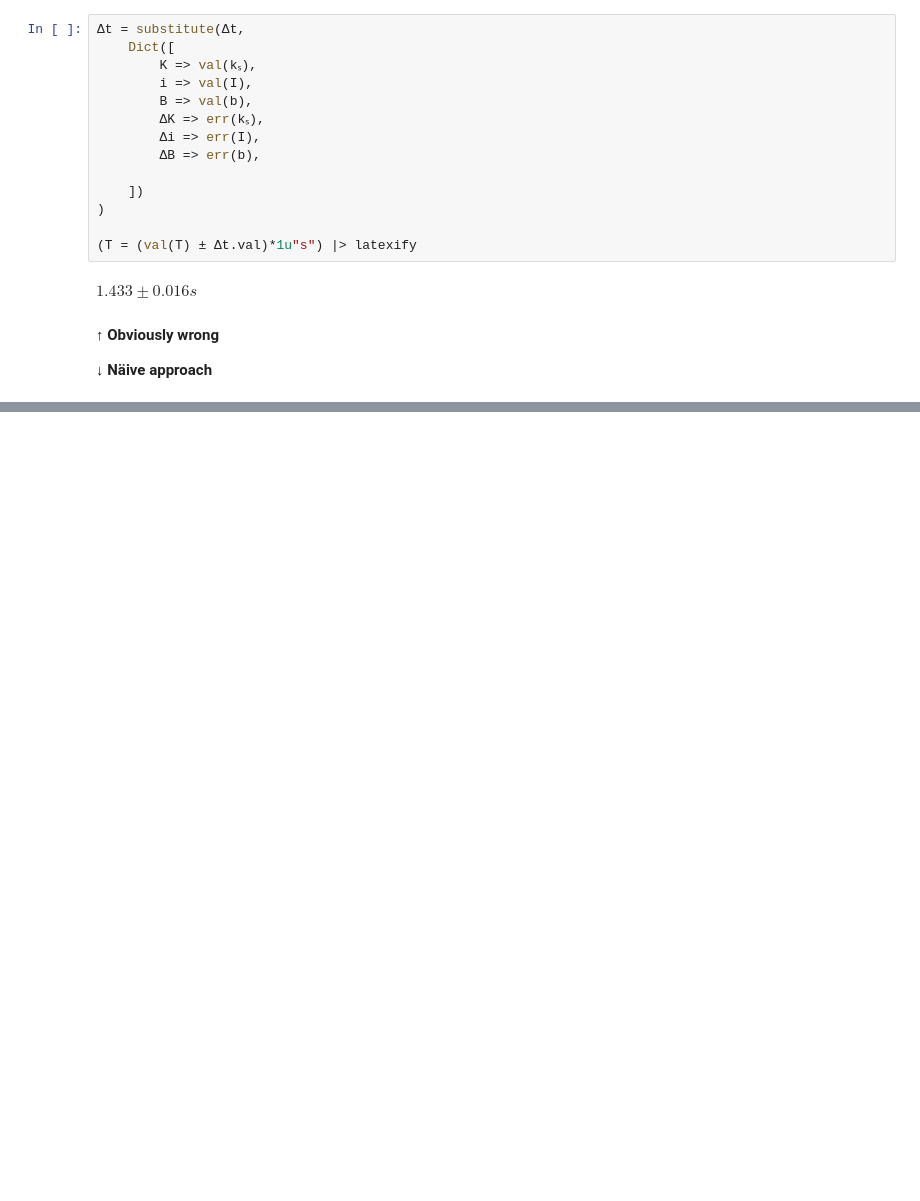
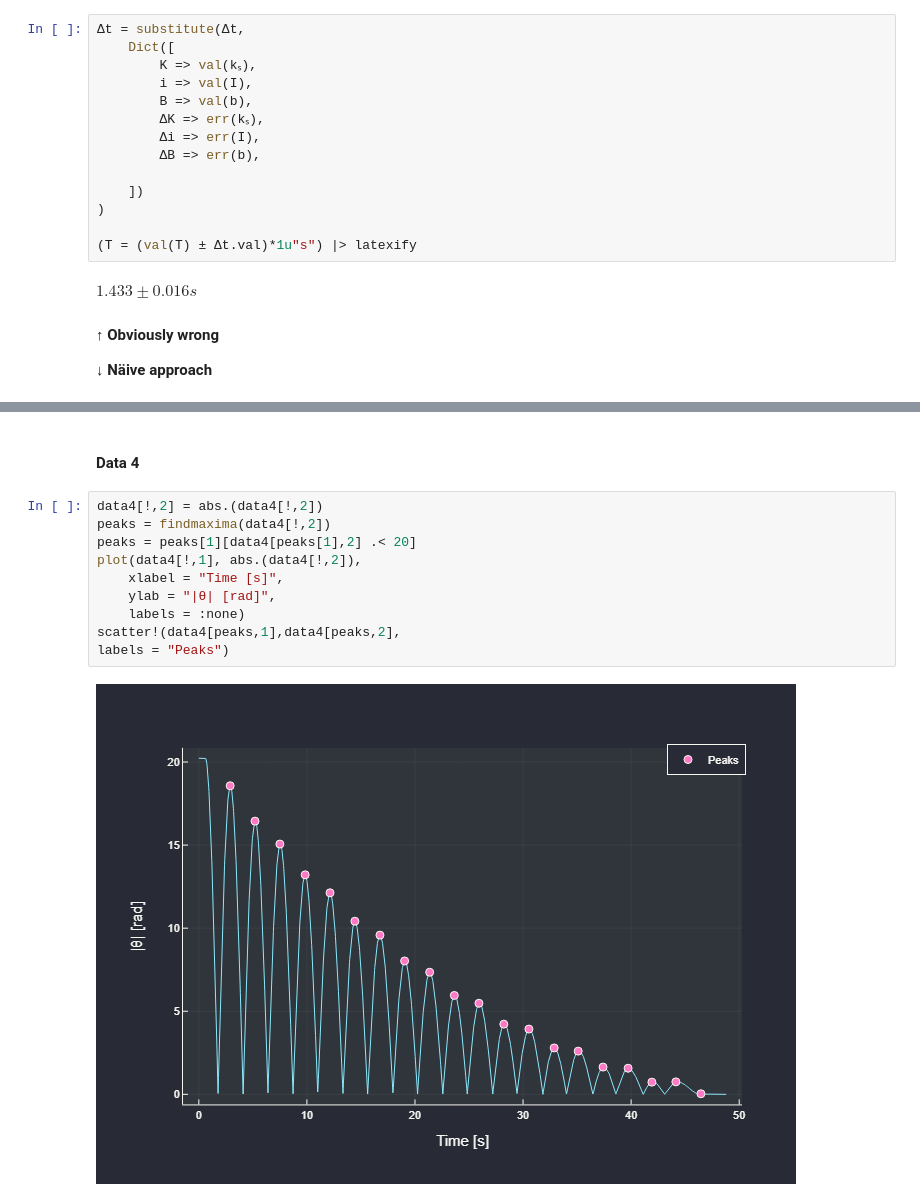
Before and after one commit to AwesomeQuest/verklegt3, a Jupyter notebook: notebook.ipynb, the cells around one changed output, grey strips where cells are left out. Cells and saved outputs as stored; diff of their text form; blank space fills up the shorter version.

```diff
--- a/notebook.ipynb
+++ b/notebook.ipynb
@@ -303,0 +477,14 @@ $0.00376 ± 0.00015 kg m^2 s^-1$
+# %% [markdown]
+#### Data 4
+# %%
+data4[!,2] = abs.(data4[!,2])
+peaks = findmaxima(data4[!,2])
+peaks = peaks[1][data4[peaks[1],2] .< 20]
+plot(data4[!,1], abs.(data4[!,2]),
+	xlabel = "Time [s]",
+	ylab = "|θ| [rad]",
+	labels = :none)
+scatter!(data4[peaks,1],data4[peaks,2],
+labels = "Peaks")
+# %% [output]
+[figure, added]
```
Also changed, not shown: parts of 57 cells of this notebook.
